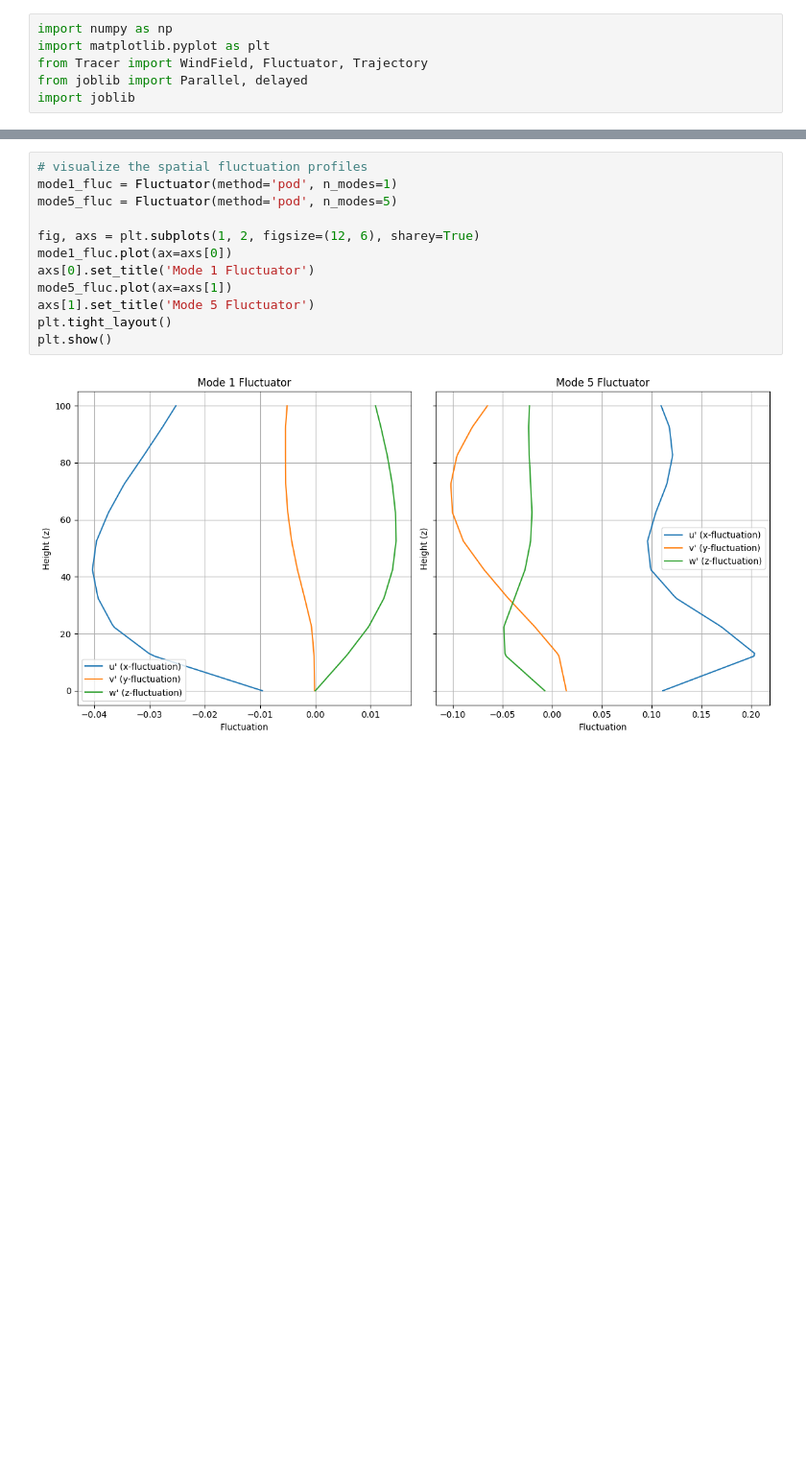
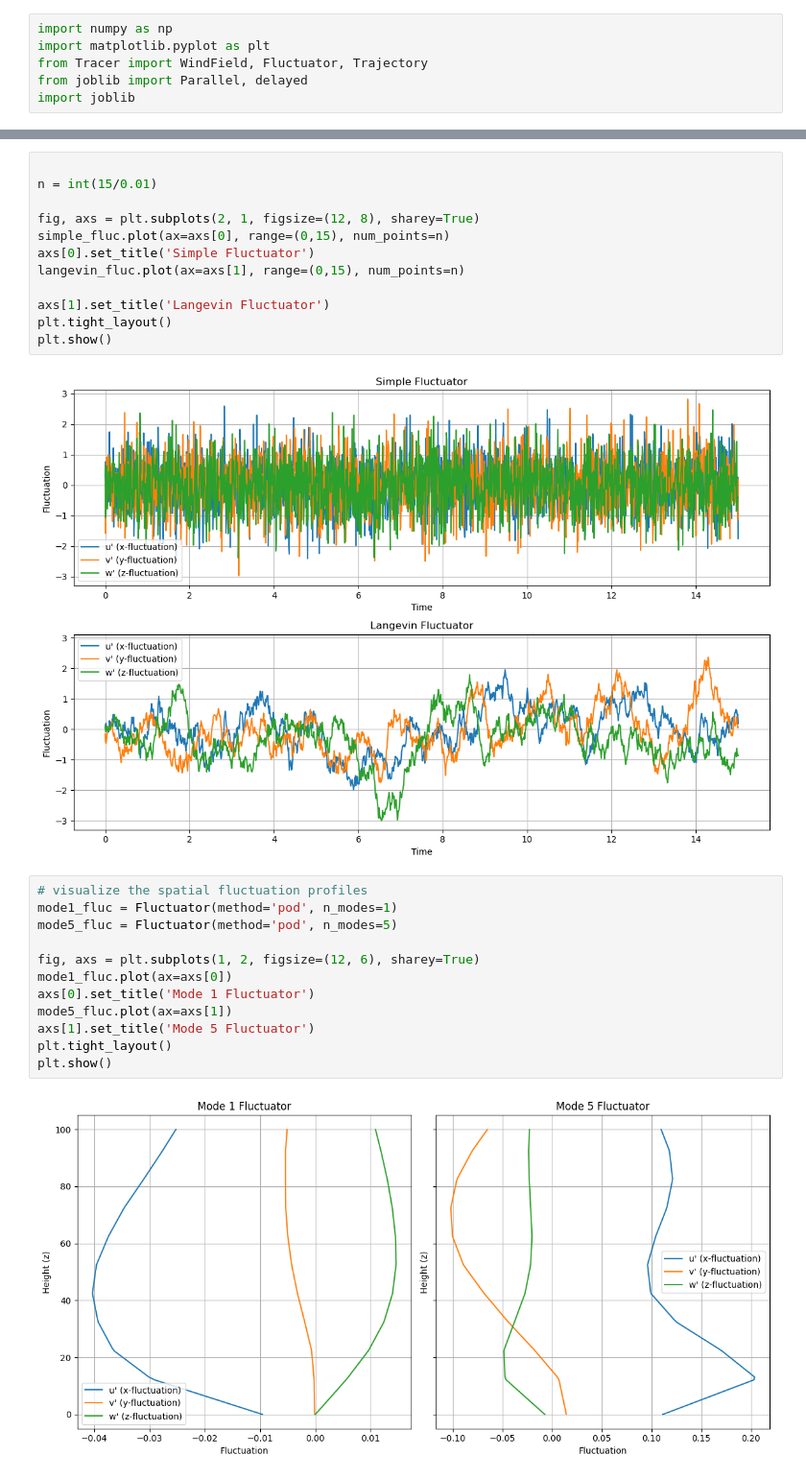
Before and after one commit to JacobManniche/Bachelor_rep, a Jupyter notebook: demos/fluctuation.ipynb, the cells around one changed output, grey strips where cells are left out. Shown at 96% size. Saved outputs shown, nothing was run; the diff lists cells and outputs as text; blank space fills up the shorter version.

```diff
--- a/demos/fluctuation.ipynb
+++ b/demos/fluctuation.ipynb
@@ -53,3 +93,17 @@ plt.show()
+# %%
+
+n = int(15/0.01)
+
+fig, axs = plt.subplots(2, 1, figsize=(12, 8), sharey=True)
+simple_fluc.plot(ax=axs[0], range=(0,15), num_points=n)
+axs[0].set_title('Simple Fluctuator')
+langevin_fluc.plot(ax=axs[1], range=(0,15), num_points=n)
+
+axs[1].set_title('Langevin Fluctuator')
+plt.tight_layout()
+plt.show()
+# %% [output]
+[figure, added]
 # %%
 # visualize the spatial fluctuation profiles
 mode1_fluc = Fluctuator(method='pod', n_modes=1)
```
Also changed, not shown: parts of 5 cells of this notebook, 6 other files.
